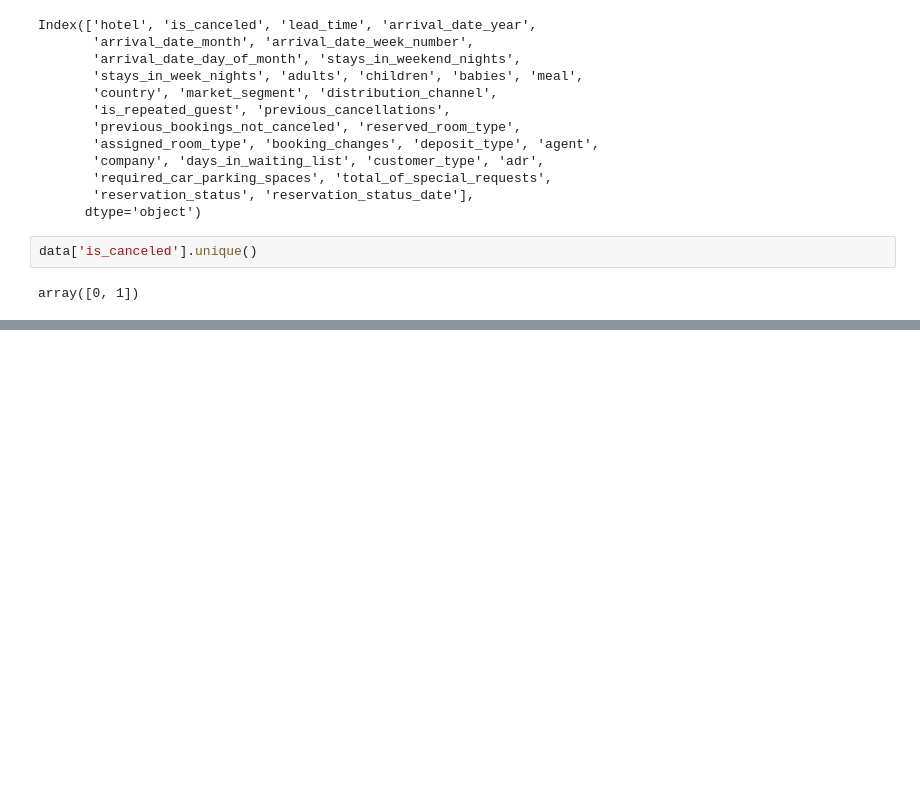
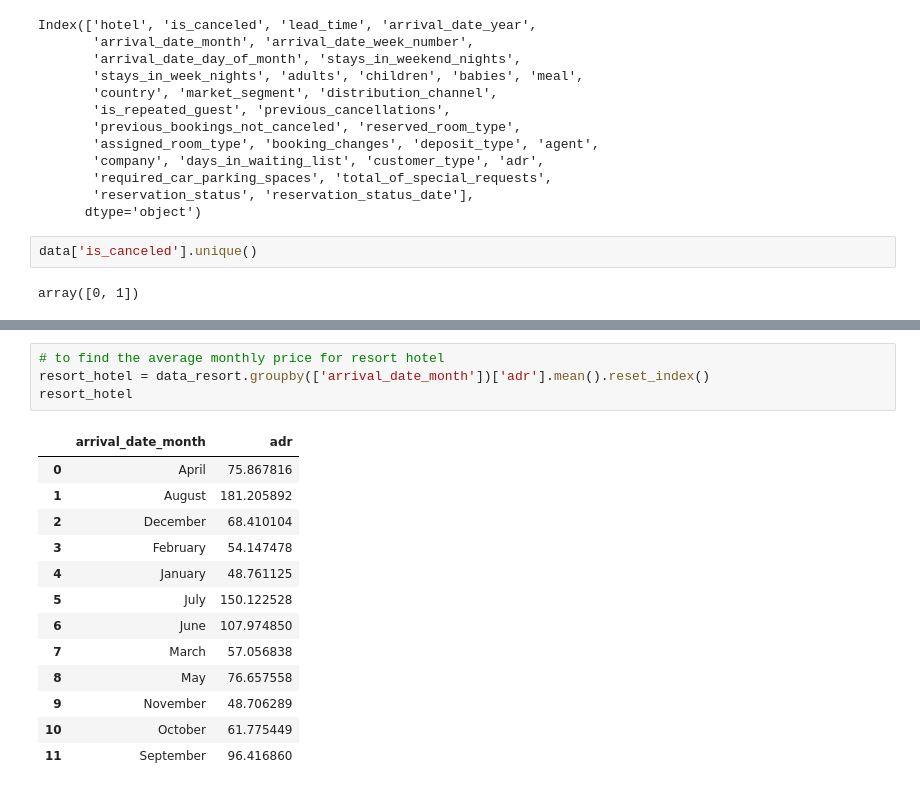
Before and after one commit to izharul-haque/Hotel-Booking-Cancellation-Prediction, a Jupyter notebook: Hotelbooking_Cancellationprediction.ipynb, the cells around one changed output, grey strips where cells are left out. Saved outputs shown, nothing was run; the diff lists cells and outputs as text; blank space fills up the shorter version.

```diff
--- a/Hotelbooking_Cancellationprediction.ipynb
+++ b/Hotelbooking_Cancellationprediction.ipynb
@@ -317,0 +330,18 @@ AttributeError: ignored
+# %%
+# to find the average monthly price for resort hotel
+resort_hotel = data_resort.groupby(['arrival_date_month'])['adr'].mean().reset_index()
+resort_hotel
+# %% [output]
+|  | arrival_date_month | adr |
+| 0 | April | 75.867816 |
+| 1 | August | 181.205892 |
+| 2 | December | 68.410104 |
+| 3 | February | 54.147478 |
+| 4 | January | 48.761125 |
+| 5 | July | 150.122528 |
+| 6 | June | 107.974850 |
+| 7 | March | 57.056838 |
+| 8 | May | 76.657558 |
+| 9 | November | 48.706289 |
+| 10 | October | 61.775449 |
+| 11 | September | 96.416860 |
```
Also changed, not shown: parts of 13 cells of this notebook.
